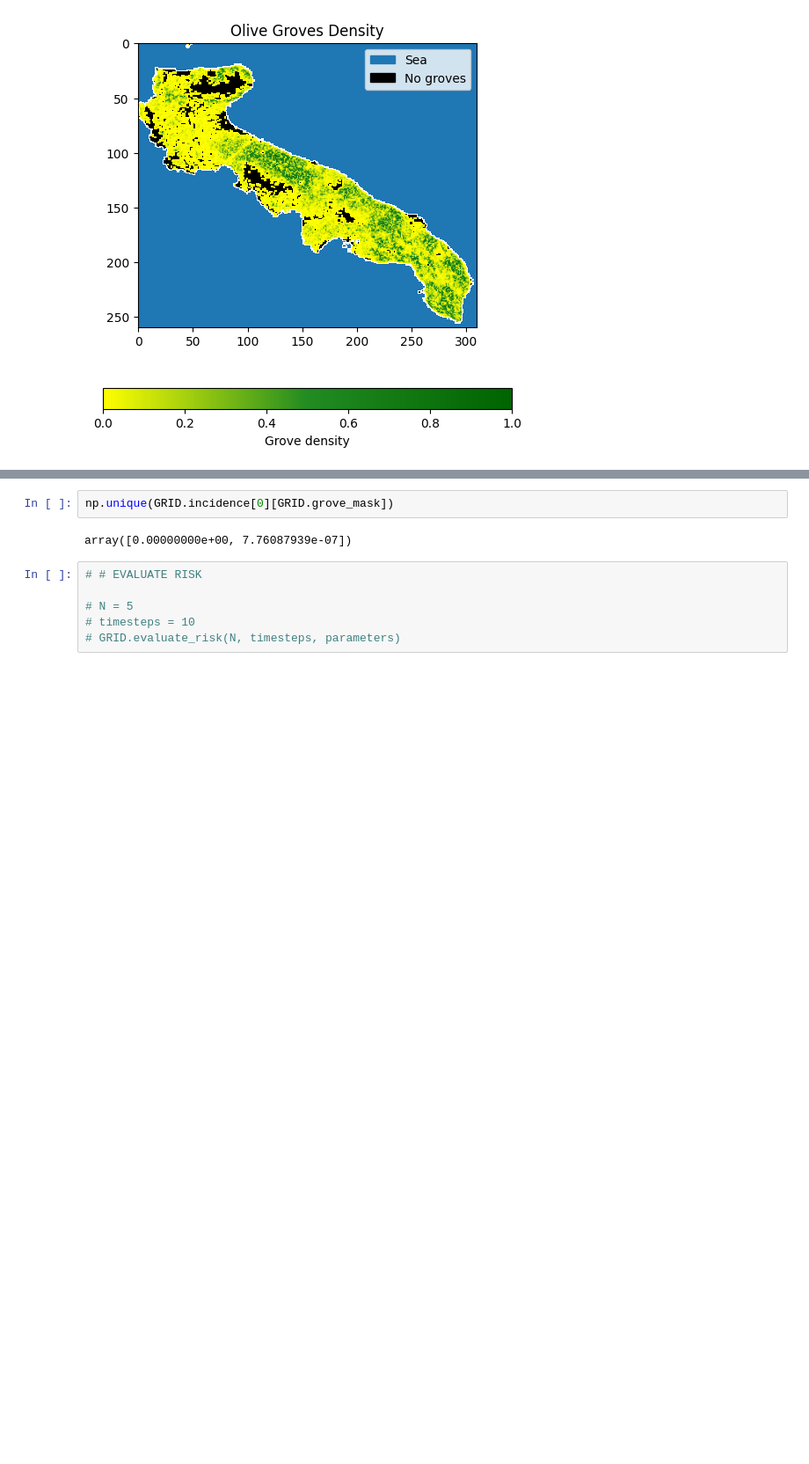
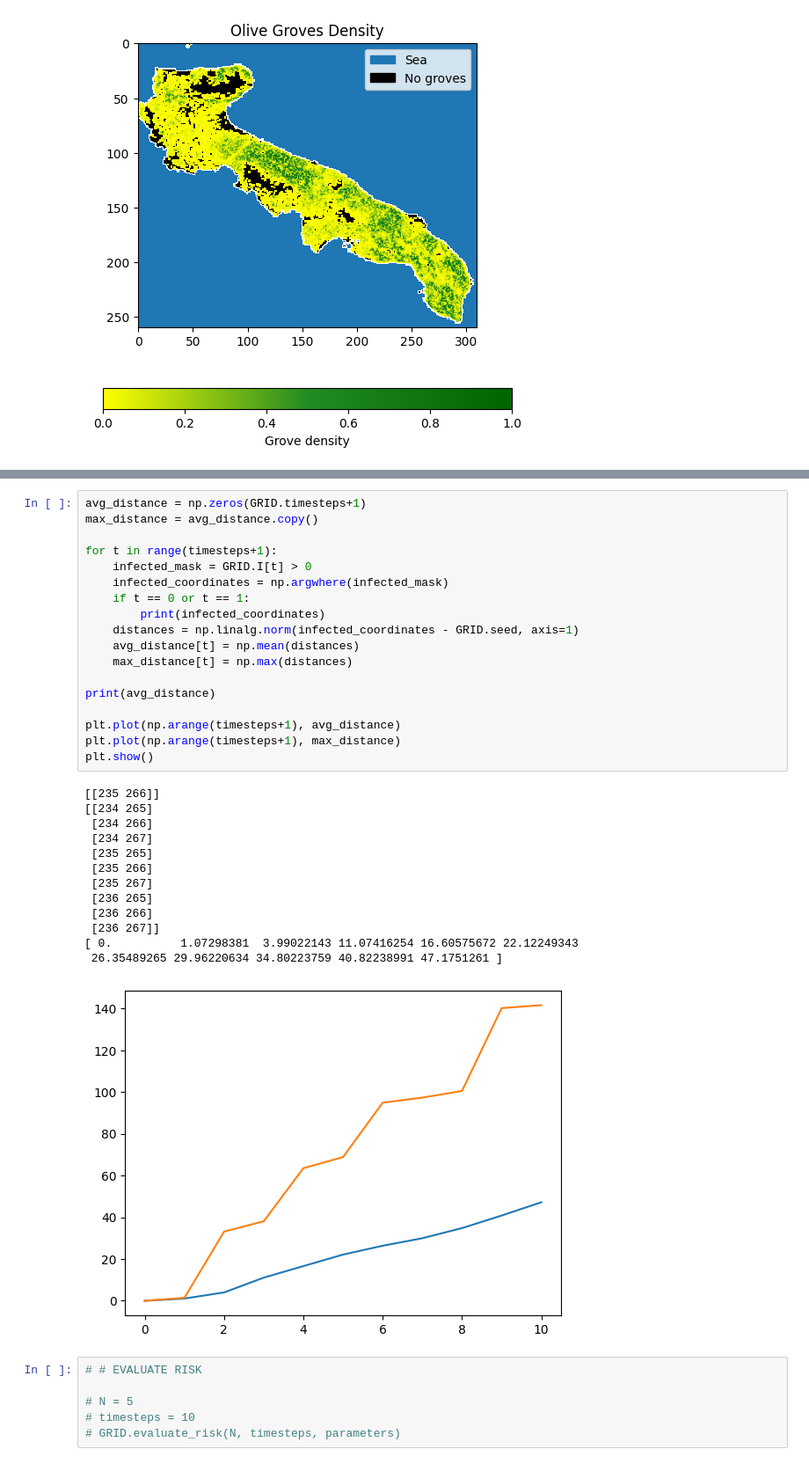
Before and after one commit to LeonMengoni/Xylella-Fastidiosa, a Jupyter notebook: Xylella_simulation.ipynb, the cells around one changed output, grey strips where cells are left out. Shown at 88% size. Saved outputs shown, nothing was run; the diff lists cells and outputs as text; blank space fills up the shorter version.

Commit message:
Average and max distance calculation added

```diff
--- a/Xylella_simulation.ipynb
+++ b/Xylella_simulation.ipynb
@@ -85,7 +85,35 @@ GRID.plot_incidence(figsize=(6,6))
-# %%
-np.unique(GRID.incidence[0][GRID.grove_mask])
-# %% [output]
-array([0.00000000e+00, 7.76087939e-07])
+# %%
+avg_distance = np.zeros(GRID.timesteps+1)
+max_distance = avg_distance.copy()
+
+for t in range(timesteps+1):
+    infected_mask = GRID.I[t] > 0
+    infected_coordinates = np.argwhere(infected_mask)
+    if t == 0 or t == 1:
+        print(infected_coordinates)
+    distances = np.linalg.norm(infected_coordinates - GRID.seed, axis=1)
+    avg_distance[t] = np.mean(distances)
+    max_distance[t] = np.max(distances)
+
+print(avg_distance)
+
+plt.plot(np.arange(timesteps+1), avg_distance)
+plt.plot(np.arange(timesteps+1), max_distance)
+plt.show()
+# %% [output]
+[[235 266]]
+[[234 265]
+ [234 266]
+ [234 267]
+ [235 265]
+ [235 266]
+ [235 267]
+ [236 265]
+ [236 266]
+ [236 267]]
+[ 0.          1.07298381  3.99022143 11.07416254 16.60575672 22.12249343
+ 26.35489265 29.96220634 34.80223759 40.82238991 47.1751261 ]
+[figure, added]
 # %%
 # # EVALUATE RISK
 
```
Also changed, not shown: parts of 2 cells of this notebook, 1 other file.
